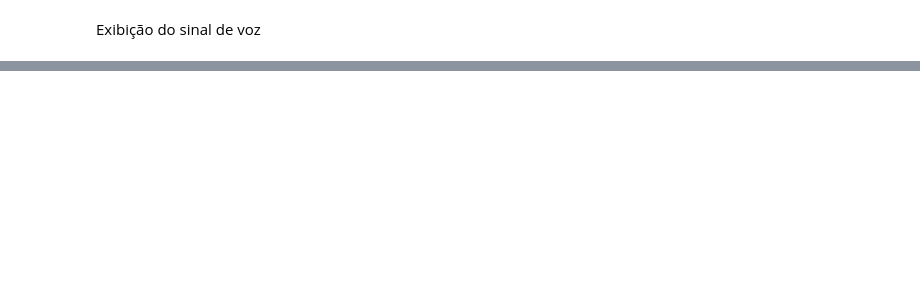
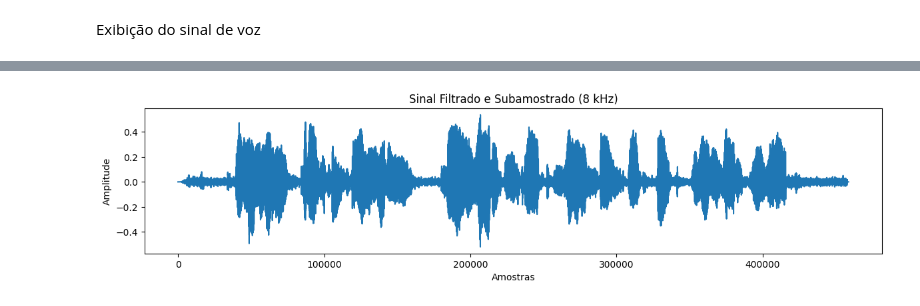
Before and after one commit to vichierro/RegistroEstacionamento, a Jupyter notebook: Filtro_Voz_IIR.ipynb, the cells around one changed output, grey strips where cells are left out. Drawn from its saved outputs; the diff is of its cells as text; code cells hidden in the pictures; blank space fills up the shorter version.

```diff
--- a/Filtro_Voz_IIR.ipynb
+++ b/Filtro_Voz_IIR.ipynb
@@ -73,0 +186,49 @@ print(len(upsampled_signal))
+# %%
+# Especificações do filtro original (48 kHz)
+gp = 1          # Ganho da banda de passagem (dB)
+gs = 30         # Ganho da banda de rejeição (atenuação mínima, em dB)
+fss = 48000     # Frequência de amostragem original (Hz)
+fp2 = 5000      # Frequência de passagem (Hz)
+fs2 = 6000      # Frequência de rejeição (Hz)
+
+# Especificações para o filtro downsampling (8 kHz)
+fss_ds = 8000   # nova frequência de amostragem (Hz)
+
+# Fator de downsampling
+ds_factor = int(fss / fss_ds)
+
+# Nova frequência de passagem e rejeição do filtro downsampling
+fp2_ds = fp2 / ds_factor
+fs2_ds = fs2 / ds_factor
+
+# Projeto do filtro IIR original
+filtype = 'ellip'  # tipo de aproximação
+b, a = sp.iirdesign(fs=fss, wp=fp2, ws=fs2,
+                    gpass=gp, gstop=gs, analog=False,
+                    ftype=filtype, output='ba')
+
+# Downsampling do filtro projetado
+b_ds = b
+a_ds = np.convolve(a, [1.0, -1.0], mode='full')[::ds_factor]
+
+# Aplicar o filtro ao sinal de voz
+down_signal = sp.lfilter(b, a, filtered_signal)
+
+# Cálculo da resposta em frequência do filtro downsampling
+w_ds, h_ds = sp.freqz(b_ds, a_ds, 2**12, fs=fss_ds)
+h_mag_ds = 20 * np.log10(abs(h_ds))   # Magnitude da resposta em frequência (dB)
+h_ang_ds = np.unwrap(np.angle(h_ds))  # Fase da resposta em frequência
+
+# Plot dos sinais
+plt.figure(figsize=(12, 8))
+
+# Sinal de voz filtrado e subamostrado
+plt.subplot(3, 1, 2)
+plt.plot(down_signal)
+plt.title('Sinal Filtrado e Subamostrado (8 kHz)')
+plt.xlabel('Amostras')
+plt.ylabel('Amplitude')
+plt.tight_layout()
+plt.show()
+# %% [output]
+[figure, added]
```
Also changed, not shown: parts of 41 cells of this notebook.
